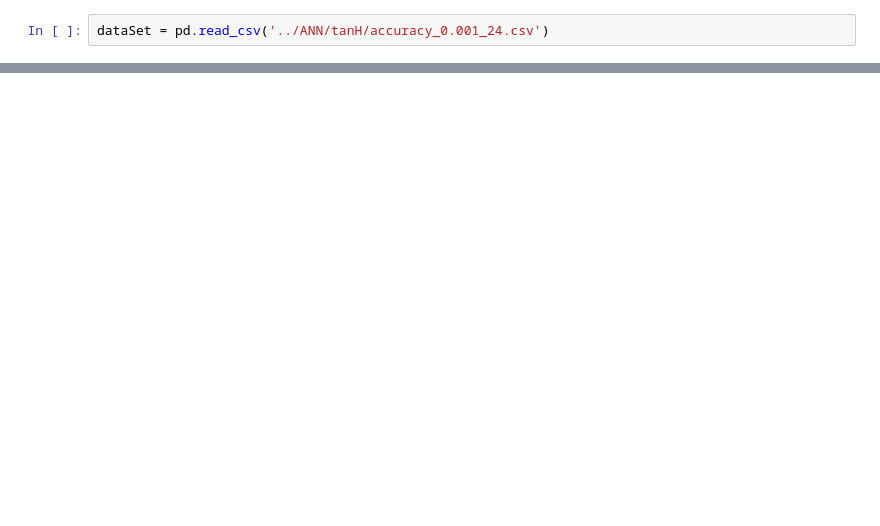
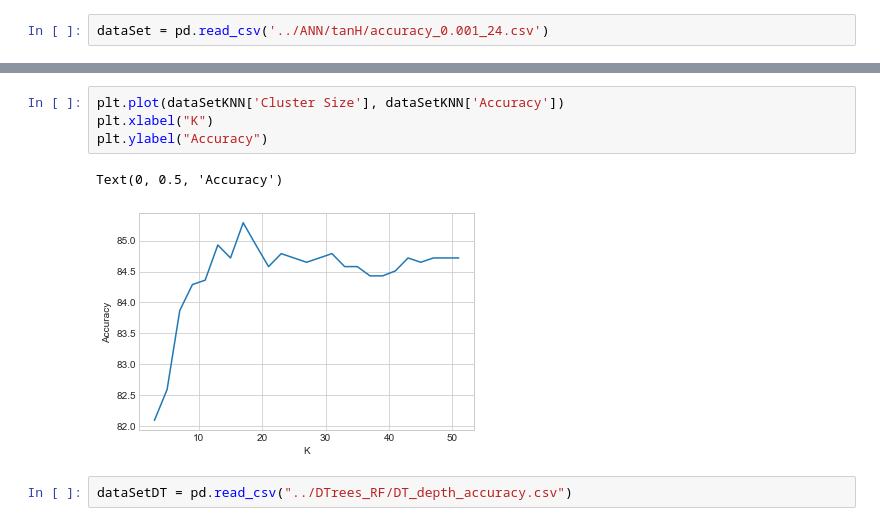
Before and after one commit to Gaupeng/Stellar-Object-Classification, a Jupyter notebook: Visualisations/Visualisations.ipynb, the cells around one changed output, grey strips where cells are left out. Drawn from its saved outputs; the diff is of its cells as text; blank space fills up the shorter version.

```diff
--- a/Visualisations/Visualisations.ipynb
+++ b/Visualisations/Visualisations.ipynb
@@ -13,0 +19,9 @@ plt.plot(dataSet['Training Data'], dataSet['Accuracy'])
+# %%
+plt.plot(dataSetKNN['Cluster Size'], dataSetKNN['Accuracy'])
+plt.xlabel("K")
+plt.ylabel("Accuracy")
+# %% [output]
+Text(0, 0.5, 'Accuracy')
+[figure, added]
+# %%
+dataSetDT = pd.read_csv("../DTrees_RF/DT_depth_accuracy.csv")
```
Also changed, not shown: parts of 9 cells of this notebook, 11 other files.
